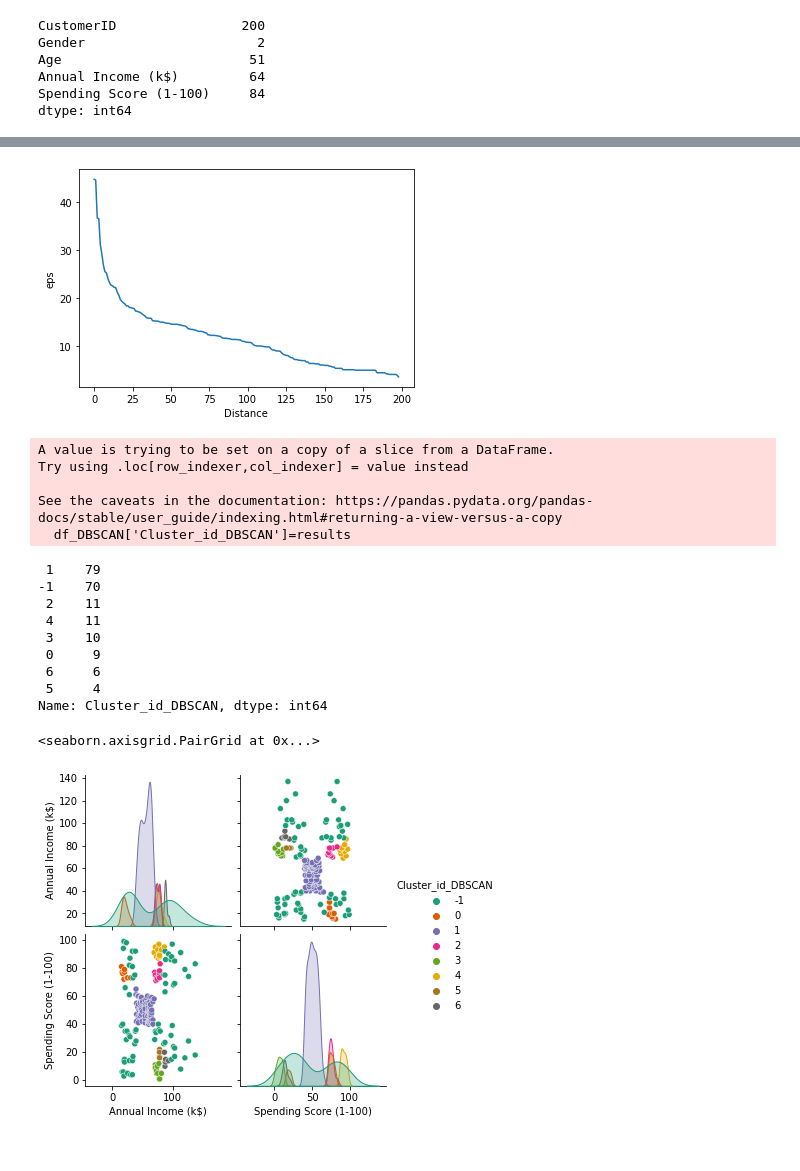
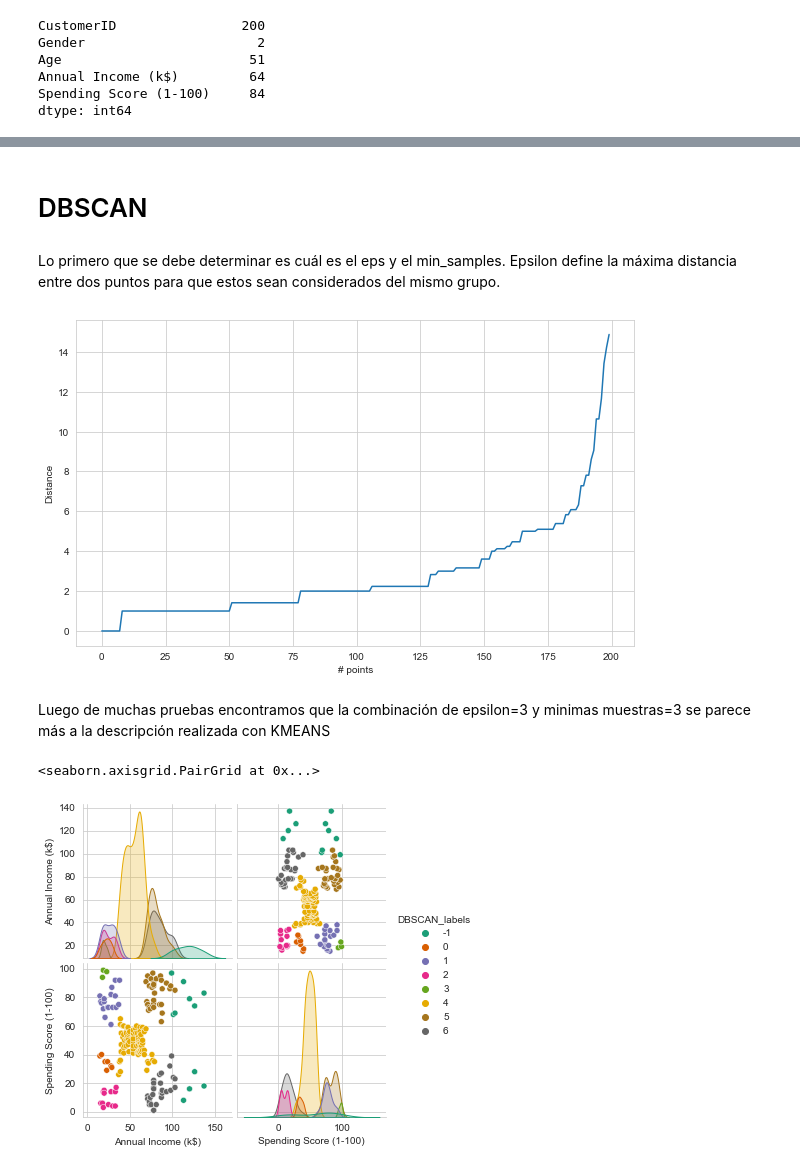
Before and after one commit to isipavelek/Diplo, a Jupyter notebook: Modulo 3/Modulo 3.ipynb, the cells around one changed output, grey strips where cells are left out. Drawn from its saved outputs; the diff is of its cells as text; code cells hidden in the pictures.

```diff
--- a/Modulo 3/Modulo 3.ipynb
+++ b/Modulo 3/Modulo 3.ipynb
@@ -60,0 +103,2 @@ sns.violinplot(x=df['Spending Score (1-100)'], ax=axes[2], palette="Blues")
+# %%
+df_original = df.copy()
@@ -192,0 +331,15 @@ for i, k in enumerate(lista_k):
+# %%
+
+x = df_original.loc[outliers[0], ['Spending Score (1-100)', 'Annual Income (k$)']]
+outliers_kmeans_labels = kmeans.predict(x)
+# DataFrame Outliers
+df_outliers = df_original.loc[outliers[0], ['CustomerID','Gender', 'Age', 'Spending Score (1-100)', 'Annual Income (k$)']]
+display_html(df_outliers)
+# Se convierte la variable categórica Género a numérica
+df_outliers['Gender'] = df_outliers['Gender'].map(gender_mapper)
+# Se asignan los outliers a los cluster armados
+df_outliers['KMEANS_labels']= outliers_kmeans_labels
+display_html(df_outliers)
+# Se agregan los outliers clasificados al dataset
+
+df = pd.concat([df, df_outliers])
@@ -192,0 +353,7 @@ for i, k in enumerate(lista_k):
+# %%
+df['KMEANS_labels'] = np.zeros((df.shape[0])).astype(int)
+for k in range(kmeans.n_clusters):
+    ix = np.where(kmeans.labels_ == k)[0]
+    df.loc[ix, 'KMEANS_labels'] = k
+
+df.tail()
@@ -193,16 +453,22 @@ for i, k in enumerate(lista_k):
+# %% [markdown]
+# DBSCAN
 # %%
-Data_DBSCAN = df[['Annual Income (k$)','Spending Score (1-100)']]
+Data_DBSCAN = df_original[['Annual Income (k$)','Spending Score (1-100)']].copy()
+# %% [markdown]
+Lo primero que se debe determinar es cuál es el eps y el min_samples.
+Epsilon define la máxima distancia entre dos puntos para que estos sean considerados del mismo grupo.
 # %%
 #selection of eps value
-from sklearn.neighbors import NearestNeighbors
-nbrs=NearestNeighbors().fit(Data_DBSCAN)
-distances, indices = nbrs.kneighbors(Data_DBSCAN,20)
-kDis = distances[:,10]
-kDis.sort()
-kDis = kDis[range(len(kDis)-1,0,-1)]
-plt.plot(range(0,len(kDis)),kDis)
-plt.xlabel('Distance')
-plt.ylabel('eps')
+
+plt.figure(figsize=(10, 6))
+neigh = NearestNeighbors(n_neighbors=k)
+nbrs = neigh.fit(Data_DBSCAN)
+distances, indices = nbrs.kneighbors(Data_DBSCAN)
+distances = np.sort(distances, axis=0)
+distances = distances[:,1]
+plt.plot(distances)
+plt.xlabel('# points')
+plt.ylabel('Distance')
 plt.show()
 # %% [output]
-[figure, old version]
+[figure, new version]
@@ -214,23 +481,10 @@ results = dbs_1.fit(Data_DBSCAN).labels_
+# %% [markdown]
+Luego de muchas pruebas encontramos que la combinación de epsilon=3 y minimas muestras=3 se parece más a la descripción realizada con KMEANS
 # %%
 #Visualize DBSCAN clustering
 df_DBSCAN=Data_DBSCAN
-df_DBSCAN['Cluster_id_DBSCAN']=results
-print (df_DBSCAN['Cluster_id_DBSCAN'].value_counts())
-sns.pairplot(df_DBSCAN,hue='Cluster_id_DBSCAN',palette='Dark2',diag_kind='kde')
+df_DBSCAN['DBSCAN_labels']=resultados.labels_
+sns.pairplot(df_DBSCAN,hue='DBSCAN_labels',palette='Dark2',diag_kind='kde')
 # %% [output]
-A value is trying to be set on a copy of a slice from a DataFrame.
-Try using .loc[row_indexer,col_indexer] = value instead
-
-See the caveats in the documentation: https://pandas.pydata.org/pandas-docs/stable/user_guide/indexing.html#returning-a-view-versus-a-copy
-  df_DBSCAN['Cluster_id_DBSCAN']=results
+<seaborn.axisgrid.PairGrid at 0x...>
- 1    79
--1    70
- 2    11
- 4    11
- 3    10
- 0     9
- 6     6
- 5     4
-Name: Cluster_id_DBSCAN, dtype: int64
-<seaborn.axisgrid.PairGrid at 0x...>
-[figure, old version]
+[figure, new version]
```
Also changed, not shown: parts of 53 cells of this notebook, 1 other file.
